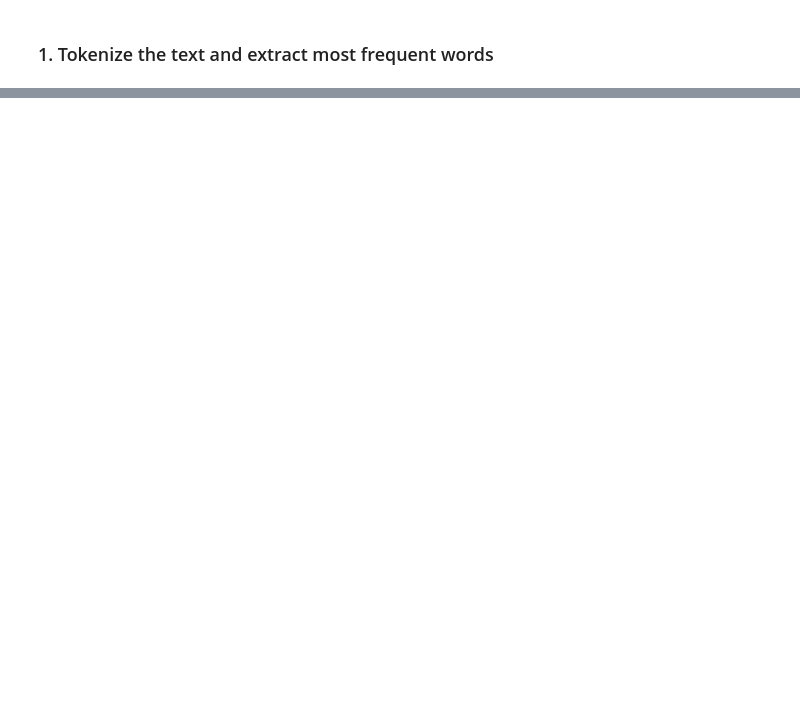
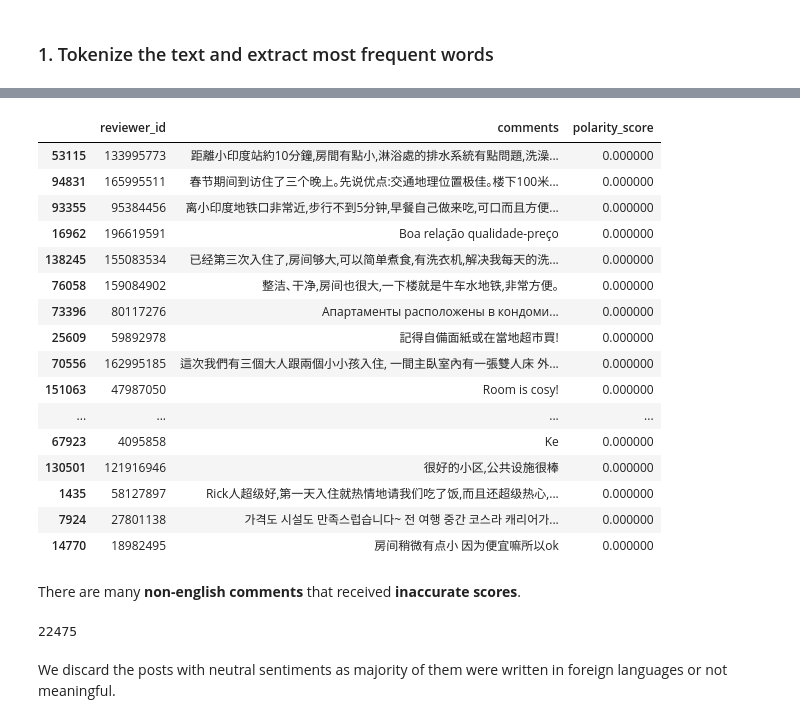
Before and after one commit to JT-H/Recommendation-System-for-Airbnb-Houses, a Jupyter notebook: Data Preparation/原始数据/NLP_on_Customer_Comments.ipynb, the cells around one changed output, grey strips where cells are left out. Saved outputs shown, nothing was run; the diff lists cells and outputs as text; code cells hidden in the pictures; blank space fills up the shorter version.

```diff
--- a/Data Preparation/原始数据/NLP_on_Customer_Comments.ipynb
+++ b/Data Preparation/原始数据/NLP_on_Customer_Comments.ipynb
@@ -174,0 +191,28 @@ google_new_transError: 429 (Too Many Requests) from TTS API. Probable cause: Unk
+# %%
+df.loc[df.polarity_score == 0,['reviewer_id','comments','polarity_score']].sample(20).style.bar(subset=['polarity_score'], align='mid', color=['#d65f5f', '#5fba7d'])
+# %% [output]
+|  | reviewer_id | comments | polarity_score |
+| 53115 | 133995773 | 距離小印度站約10分鐘,房間有點小,淋浴處的排水系統有點問題,洗澡... | 0.000000 |
+| 94831 | 165995511 | 春节期间到访住了三个晚上｡先说优点:交通地理位置极佳｡楼下100米... | 0.000000 |
+| 93355 | 95384456 | 离小印度地铁口非常近,步行不到5分钟,早餐自己做来吃,可口而且方便... | 0.000000 |
+| 16962 | 196619591 | Boa relação qualidade-preço | 0.000000 |
+| 138245 | 155083534 | 已经第三次入住了,房间够大,可以简单煮食,有洗衣机,解决我每天的洗... | 0.000000 |
+| 76058 | 159084902 | 整洁､干净,房间也很大,一下楼就是牛车水地铁,非常方便｡ | 0.000000 |
+| 73396 | 80117276 | Апартаменты расположены в кондоми... | 0.000000 |
+| 25609 | 59892978 | 記得自備面紙或在當地超市買! | 0.000000 |
+| 70556 | 162995185 | 這次我們有三個大人跟兩個小小孩入住, 一間主臥室內有一張雙人床 外... | 0.000000 |
+| 151063 | 47987050 | Room is cosy! | 0.000000 |
+| ... | ... | ... | ... |
+| 67923 | 4095858 | Ke | 0.000000 |
+| 130501 | 121916946 | 很好的小区,公共设施很棒 | 0.000000 |
+| 1435 | 58127897 | Rick人超级好,第一天入住就热情地请我们吃了饭,而且还超级热心,... | 0.000000 |
+| 7924 | 27801138 | 가격도 시설도 만족스럽습니다~ 전 여행 중간 코스라 캐리어가... | 0.000000 |
+| 14770 | 18982495 | 房间稍微有点小 因为便宜嘛所以ok | 0.000000 |
+# %% [markdown]
+There are many **non-english comments** that received **inaccurate scores**.
+# %%
+df[df.polarity_score == 0].shape[0]
+# %% [output]
+22475
+# %% [markdown]
+We discard the posts with neutral sentiments as majority of them were written in foreign languages or not meaningful.
```
Also changed, not shown: parts of 39 cells of this notebook, 4 other files.
